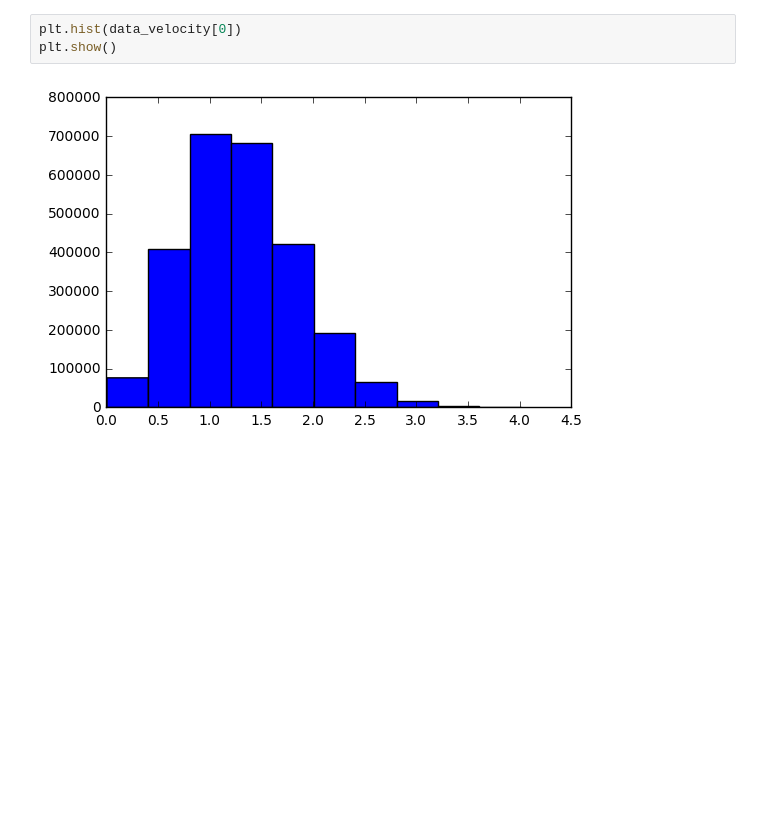
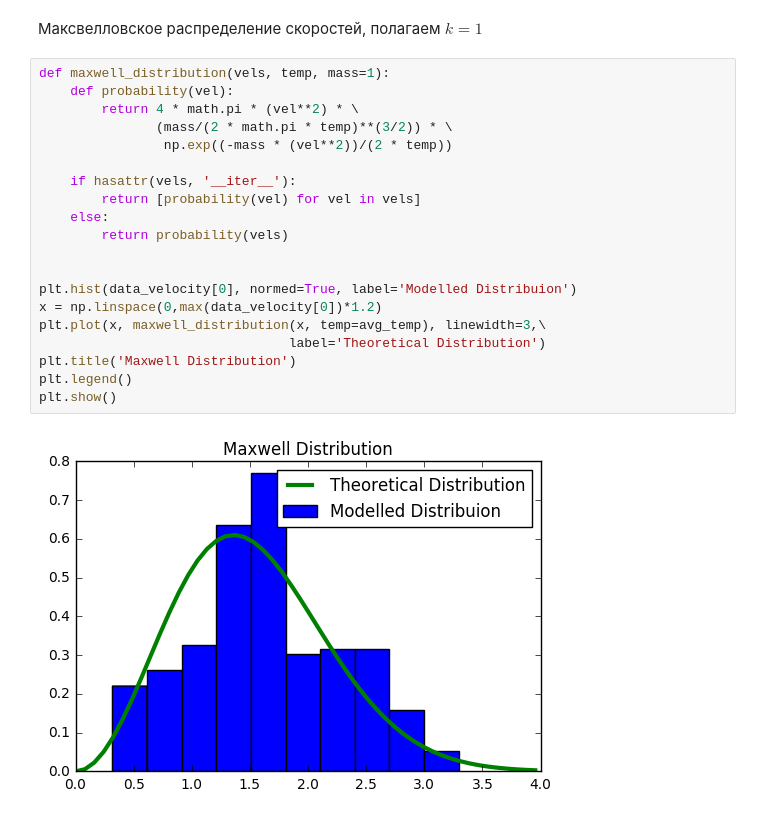
Before and after one commit to akarazeev/MolecularDynamics-3sem-MIPT-2015, a Jupyter notebook: MolecDynam/MolecDynam/main.ipynb, the cells around one changed output. Saved outputs shown, nothing was run; the diff lists cells and outputs as text; blank space fills up the shorter version.

```diff
--- a/MolecDynam/MolecDynam/main.ipynb
+++ b/MolecDynam/MolecDynam/main.ipynb
@@ -45,5 +66,24 @@ plt.tight_layout()
-# %%
-plt.hist(data_velocity[0])
-plt.show()
-# %% [output]
-[figure, removed]
+# %% [markdown]
+Максвелловское распределение скоростей, полагаем $k=1$
+# %%
+def maxwell_distribution(vels, temp, mass=1):
+    def probability(vel):
+        return 4 * math.pi * (vel**2) * \
+               (mass/(2 * math.pi * temp)**(3/2)) * \
+                np.exp((-mass * (vel**2))/(2 * temp))
+
+    if hasattr(vels, '__iter__'):
+        return [probability(vel) for vel in vels]
+    else:
+        return probability(vels)
+
+
+plt.hist(data_velocity[0], normed=True, label='Modelled Distribuion')
+x = np.linspace(0,max(data_velocity[0])*1.2)
+plt.plot(x, maxwell_distribution(x, temp=avg_temp), linewidth=3,\
+                                label='Theoretical Distribution')
+plt.title('Maxwell Distribution')
+plt.legend()
+plt.show()
+# %% [output]
+[figure, added]
```
Also changed, not shown: parts of 7 cells of this notebook, 8 other files.
